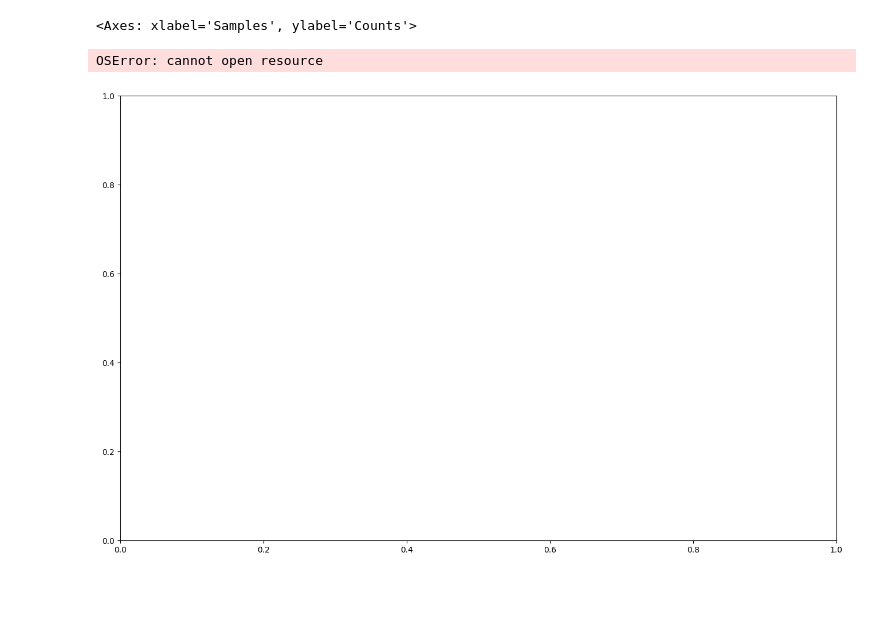
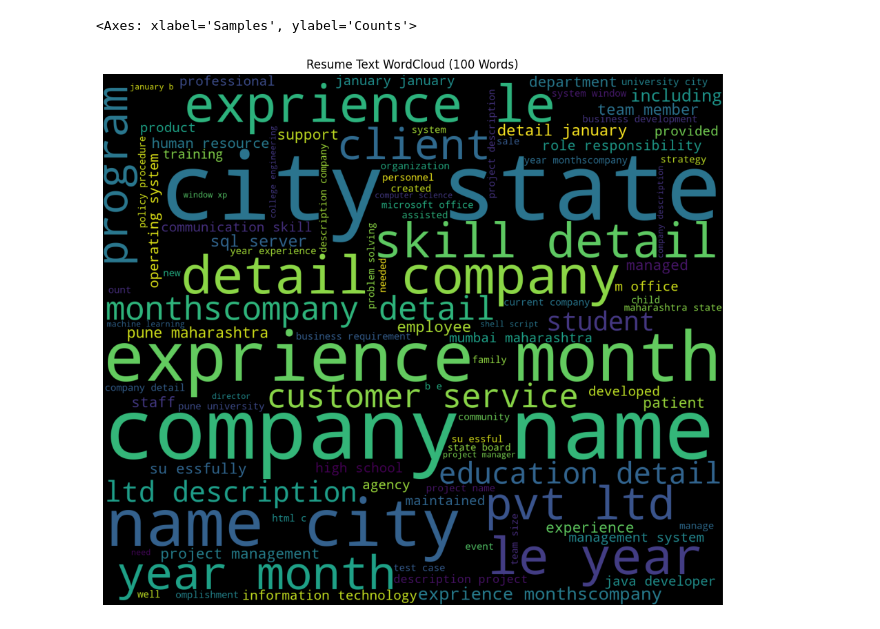
Before and after one commit to anishchaulagain/ResumeAnalyzerMinorProject, a Jupyter notebook: Resume Analyzer 1.1_1.ipynb, the cells around one changed output. Drawn from its saved outputs; the diff is of its cells as text; code cells hidden in the pictures; blank space fills up the shorter version.

```diff
--- a/Resume Analyzer 1.1_1.ipynb
+++ b/Resume Analyzer 1.1_1.ipynb
@@ -714,22 +714,19 @@ freq_dist.plot(30)
 res=' '.join([i for i in lem_words if not i.isdigit()])
 # %%
 plt.subplots(figsize=(16,10))
-font_path = "D:\Fonts\Arial.ttf"
 wordcloud = WordCloud(
-                          font_path=font_path,
                           background_color='black',
                           max_words=100,
                           width=1400,
                           height=1200
 
                          ).generate(res)
 plt.imshow(wordcloud)
 plt.title('Resume Text WordCloud (100 Words)')
 plt.axis('off')
 plt.show()
 # %% [output]
-OSError: cannot open resource
-[figure, old version]
+[figure, new version]
 # %%
 myresume = """
 .
```
Also changed, not shown: parts of 1 cell of this notebook.
